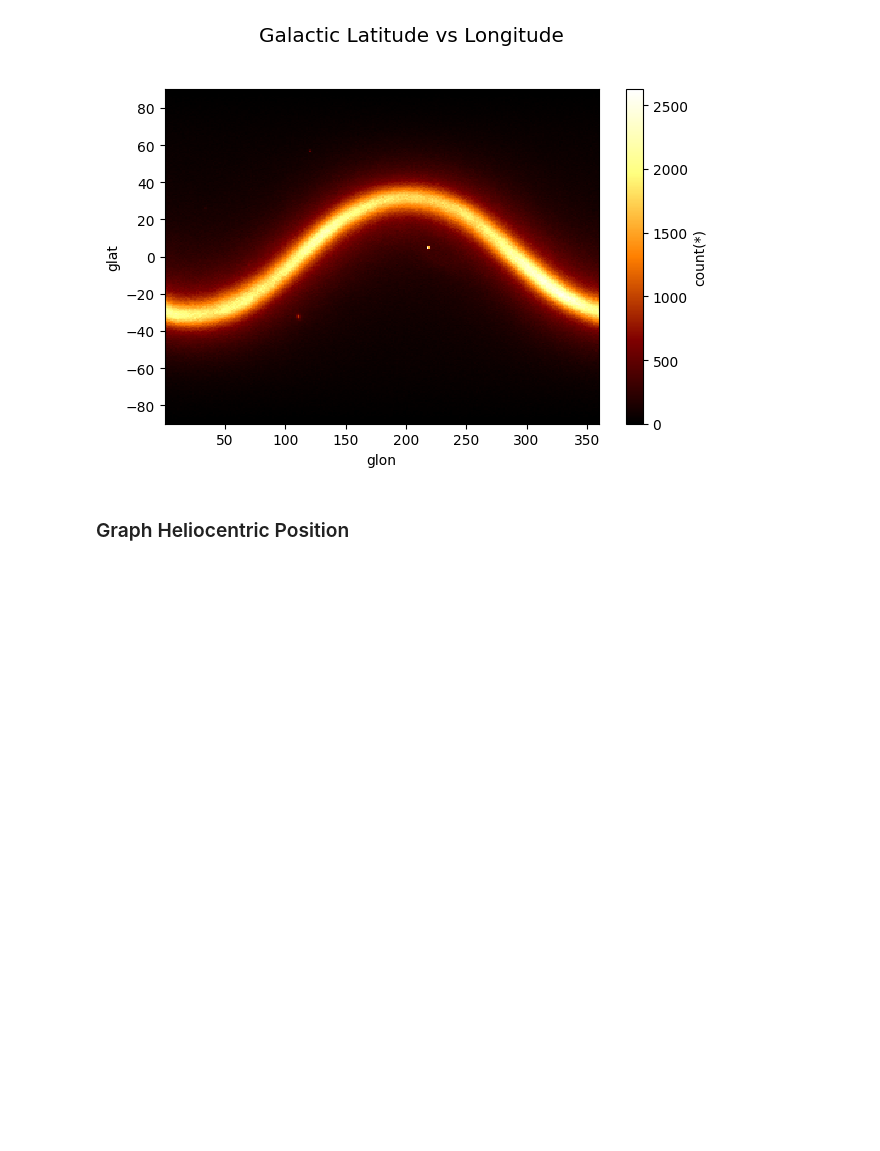
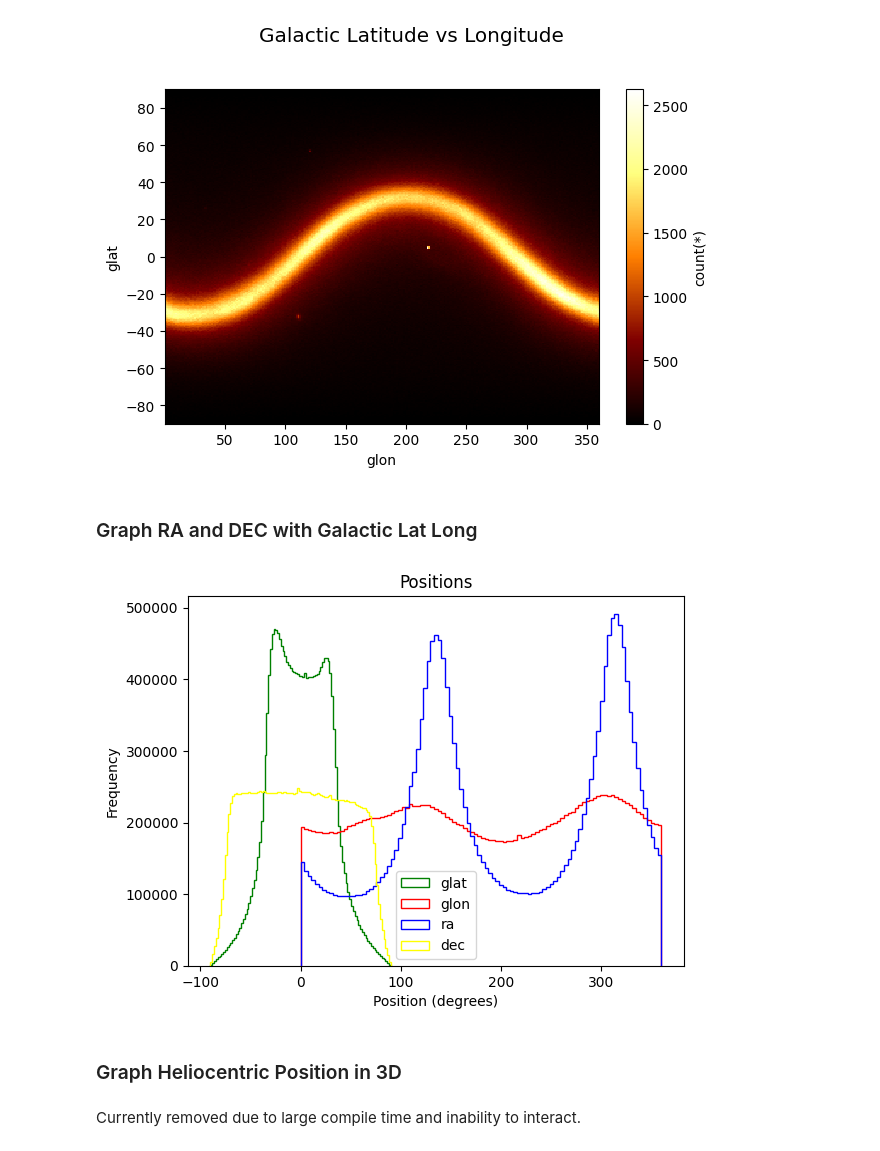
Before and after one commit to aeden2019/ananke_vera_rubin, a Jupyter notebook: vera_rubin.ipynb, the cells around one changed output. Cells and saved outputs as stored; diff of their text form; code cells hidden in the pictures; blank space fills up the shorter version.

```diff
--- a/vera_rubin.ipynb
+++ b/vera_rubin.ipynb
@@ -303,8 +341,31 @@ plt.show()
 # Combine the lats/long with ra dec since they're on the same scale
 # %% [output]
 [figure]
-# %% [markdown]
-### Graph Heliocentric Position
+# %% [markdown]
+### Graph RA and DEC with Galactic Lat Long
+# %%
+# Define the column names and colors
+column_names = ['glat','glon','ra','dec']
+colors = ['green','red','blue','yellow']
+
+# Create the histogram
+fig, ax = plt.subplots()
+for col, color in zip(column_names, colors):
+    ax.hist(df[col], bins=100, histtype='step', color=color, label=col)
+
+# Add legend, labels, and title
+ax.legend()
+ax.set_xlabel('Position (degrees)')
+ax.set_ylabel('Frequency')
+plt.title('Positions')
+
+plt.show()
+# %% [output]
+[figure, added]
+# %% [markdown]
+### Graph Heliocentric Position in 3D
+# %% [markdown]
+Currently removed due to large compile time and inability to interact.
 # %%
 # Plot Heliocentric Position from px py pz
 #x = df['px'].values
```
Also changed, not shown: parts of 17 cells of this notebook.
